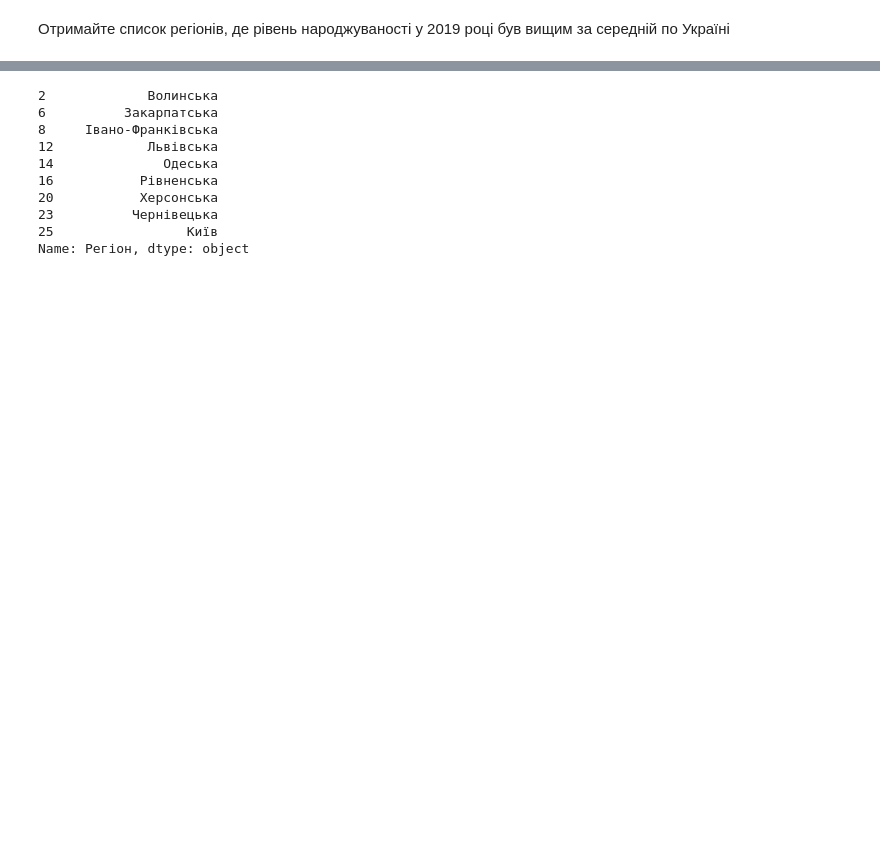
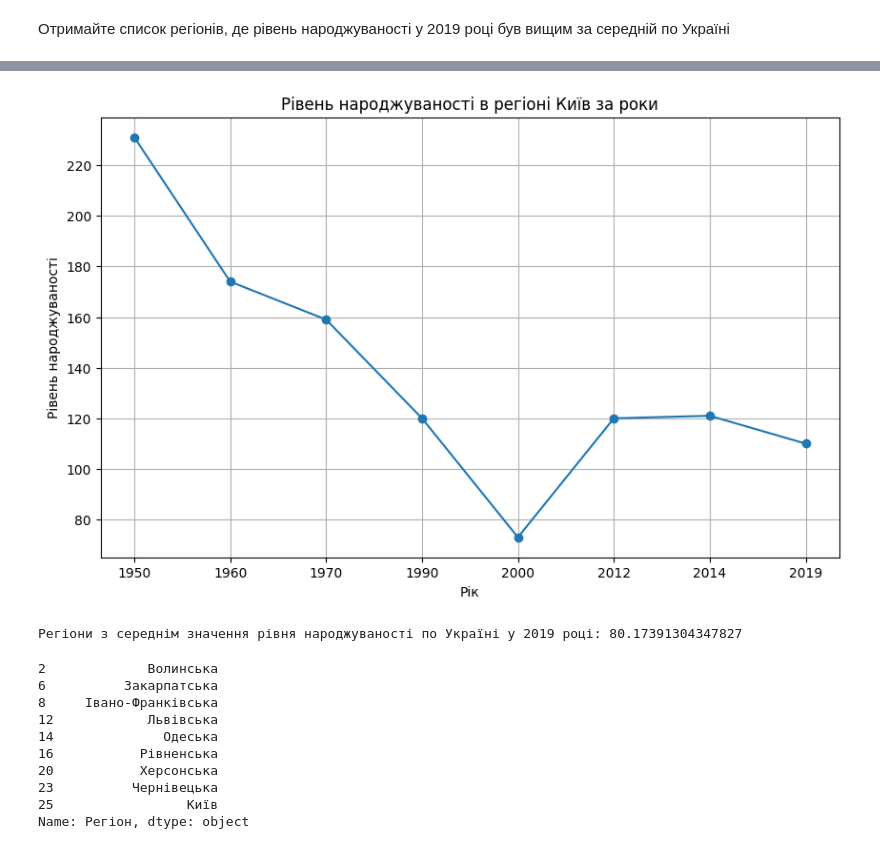
Before and after one commit to ValeriiYermak/DataScience, a Jupyter notebook: HW2_1.ipynb, the cells around one changed output, grey strips where cells are left out. Drawn from its saved outputs; the diff is of its cells as text; code cells hidden in the pictures; blank space fills up the shorter version.

```diff
--- a/HW2_1.ipynb
+++ b/HW2_1.ipynb
@@ -179,3 +188,31 @@ print(average_birth_rate_ukraine)
+# %%
+# Відбір даних для регіону Крим
+kyiv_data = df[df['Регіон'] == 'Київ']
+
+# Побудова графіка
+plt.figure(figsize=(10, 6))
+plt.plot(kyiv_data.columns[1:], kyiv_data.values[0][1:], marker='o')
+plt.title('Рівень народжуваності в регіоні Київ за роки')
+plt.xlabel('Рік')
+plt.ylabel('Рівень народжуваності')
+plt.grid(True)
+plt.show()
+# %% [output]
+[figure, added]
+# %%
+# Перетворення значень у числовий тип
+df['2019'] = pd.to_numeric(df['2019'], errors='coerce')
+
+# Обчислення середнього значення рівня народжуваності по Україні
+average_birth_rate_ukraine = df['2019'].mean()
+
+# Відфільтруємо регіони, де рівень народжуваності у 2019 році був вищим за середній по Україні
+regions_above_average = df[df['2019'] > average_birth_rate_ukraine]['Регіон'].unique()
+
+
+print("Регіони з середнім значення рівня народжуваності по Україні у 2019 році:", average_birth_rate_ukraine)
+# %% [output]
+Регіони з середнім значення рівня народжуваності по Україні у 2019 році: 80.17391304347827
 # %%
 regions_with_higher_birth_rate = df[df['2019'] > average_birth_rate_ukraine]['Регіон']
 print(regions_with_higher_birth_rate)
```
Also changed, not shown: parts of 9 cells of this notebook.
